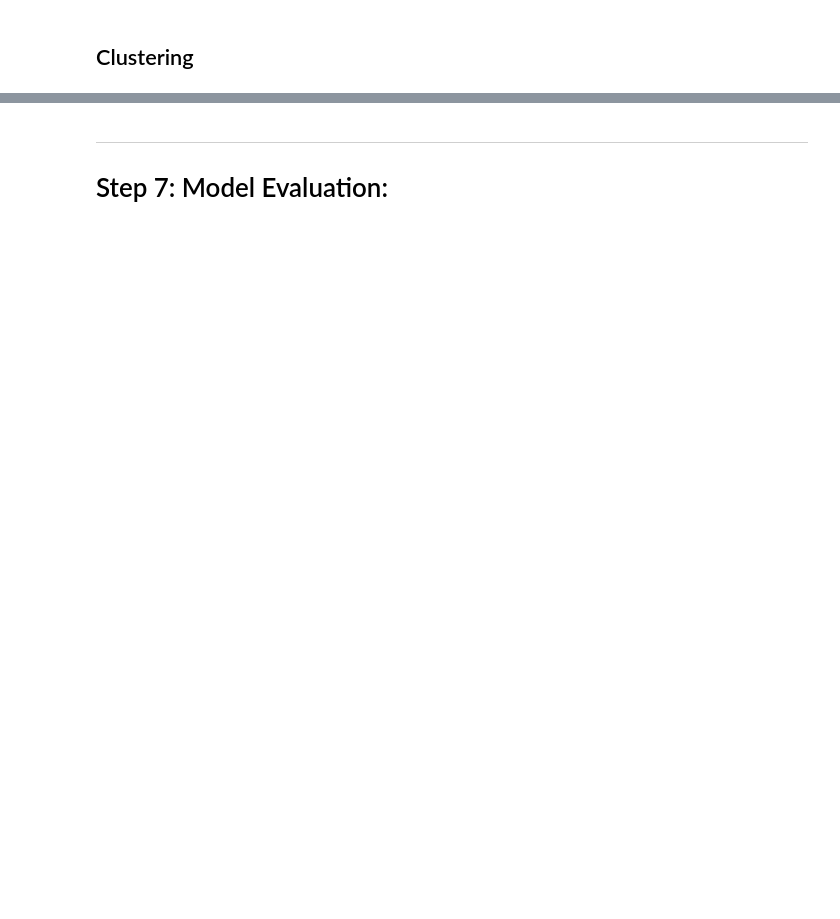
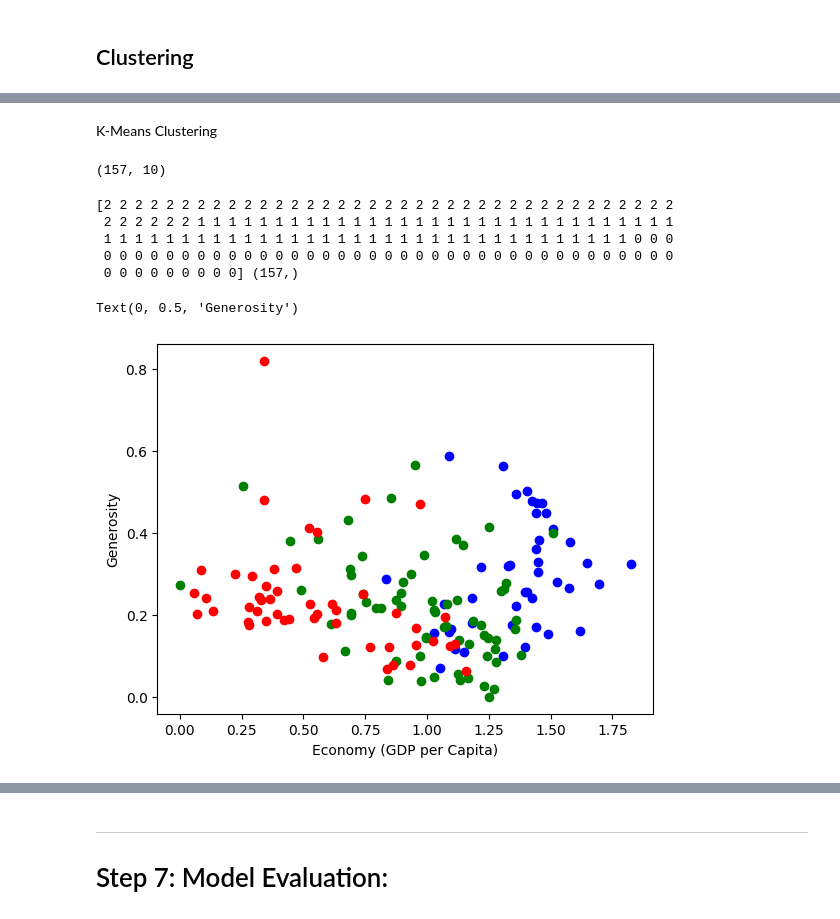
Before and after one commit to Hormone4/World-Happiness-Machine-Learning, a Jupyter notebook: main.ipynb, the cells around one changed output, grey strips where cells are left out. Cells and saved outputs as stored; diff of their text form; code cells hidden in the pictures; blank space fills up the shorter version.

```diff
--- a/main.ipynb
+++ b/main.ipynb
@@ -223,0 +225,2 @@ Text(0.5, 1.0, 'Happiness Score in function of Economy (GDP per Capita)')
+# %% [markdown]
+K-Means Clustering
@@ -223,0 +230,43 @@ Text(0.5, 1.0, 'Happiness Score in function of Economy (GDP per Capita)')
+# %%
+X_KMEANS = D.values[:,3:]   # we drop the first 3 columns (Country, Region, Happiness Rank)
+X_KMEANS = np.nan_to_num(X_KMEANS)
+Clus_dataSet = StandardScaler().fit_transform(X_KMEANS)
+Clus_dataSet.shape
+# %% [output]
+(157, 10)
+# %%
+clusterNum = 3
+k_means = KMeans(init = "k-means++", n_clusters = clusterNum, n_init = 12)
+# "kmeans++" selects initial cluster centers for k-mean clustering in a smart way to speed up convergence.
+# n_init is the number of times the k-means algorithm will be run with different centroid seeds.
+# The final results will be the best output of n_init consecutive runs in terms of inertia.
+k_means.fit(X_KMEANS)
+labels = k_means.labels_
+print(labels, labels.shape)
+# %% [output]
+[2 2 2 2 2 2 2 2 2 2 2 2 2 2 2 2 2 2 2 2 2 2 2 2 2 2 2 2 2 2 2 2 2 2 2 2 2
+ 2 2 2 2 2 2 1 1 1 1 1 1 1 1 1 1 1 1 1 1 1 1 1 1 1 1 1 1 1 1 1 1 1 1 1 1 1
+ 1 1 1 1 1 1 1 1 1 1 1 1 1 1 1 1 1 1 1 1 1 1 1 1 1 1 1 1 1 1 1 1 1 1 0 0 0
+ 0 0 0 0 0 0 0 0 0 0 0 0 0 0 0 0 0 0 0 0 0 0 0 0 0 0 0 0 0 0 0 0 0 0 0 0 0
+ 0 0 0 0 0 0 0 0 0] (157,)
+# %%
+independant_var = "Economy (GDP per Capita)"
+dependant_var = "Generosity"
+# %%
+num = labels[0]
+color = ['blue', 'green', 'red']
+color_index = 0
+for i, label in enumerate(labels):
+    if num != label:
+        color_index += 1
+    num = labels[i]
+    if   label == 0: plt.pyplot.plot(D[independant_var][i], D[dependant_var][i], color=color[color_index], marker='o')
+    elif label == 1: plt.pyplot.plot(D[independant_var][i], D[dependant_var][i], color=color[color_index], marker='o')
+    elif label == 2: plt.pyplot.plot(D[independant_var][i], D[dependant_var][i], color=color[color_index], marker='o')
+#plt.pyplot.scatter(D[independant_var], D[dependant_var], c=labels.astype(float))
+
+plt.pyplot.xlabel(independant_var)
+plt.pyplot.ylabel(dependant_var)
+# %% [output]
+Text(0, 0.5, 'Generosity')
+[figure, added]
```
Also changed, not shown: parts of 23 cells of this notebook.
